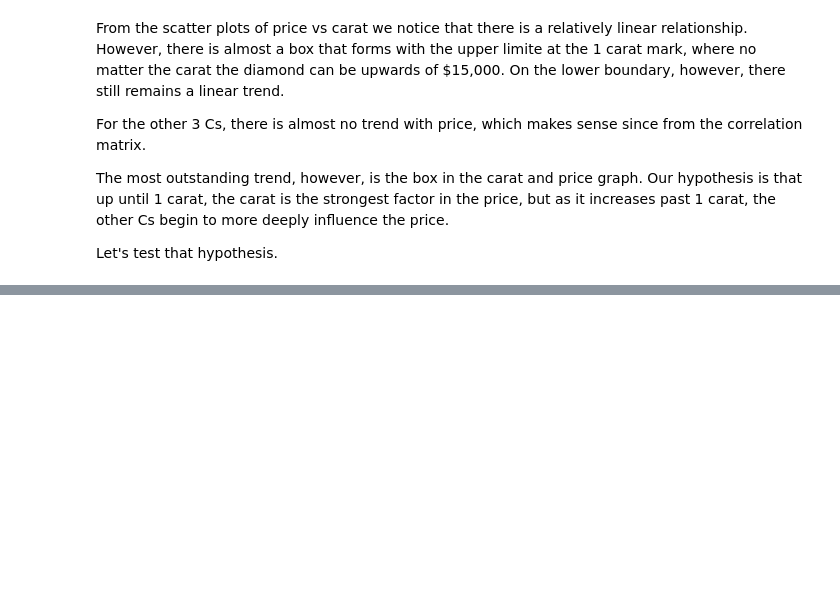
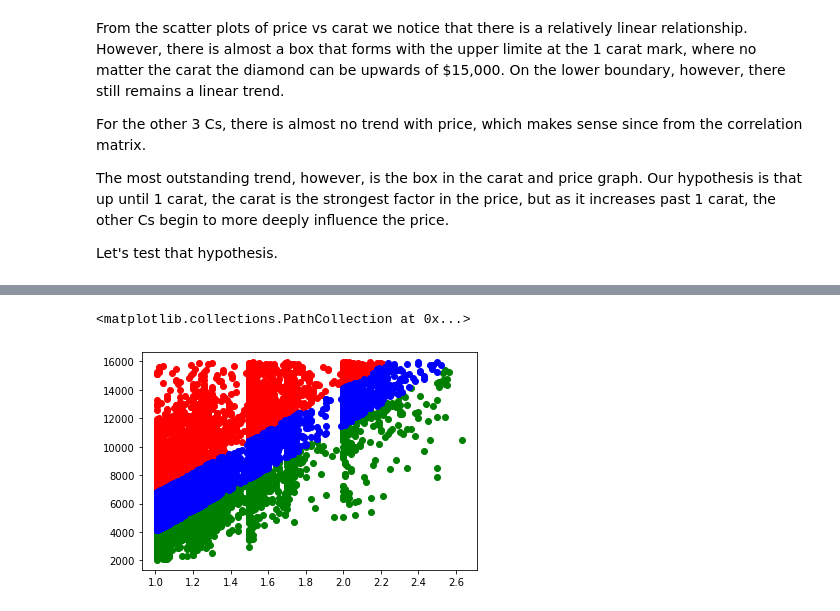
Before and after one commit to Jbglet29/AIT580_T7_Final_Project, a Jupyter notebook: AIT580_T7_GCT_Final_Project.ipynb, the cells around one changed output, grey strips where cells are left out. Drawn from its saved outputs; the diff is of its cells as text; code cells hidden in the pictures; blank space fills up the shorter version.

```diff
--- a/AIT580_T7_GCT_Final_Project.ipynb
+++ b/AIT580_T7_GCT_Final_Project.ipynb
@@ -206,3 +239,5 @@ There we go, much better. Now we have diamonds ranging up to 3 carats, which is
+# %%
+data = data.drop(columns = ['ratio'])
 # %%
 #Determine the correlations of each numerical feature
 corr = data.corr()
@@ -390,0 +311,24 @@ low_Ds.describe()
+# %%
+#For this excersise, we are primarily interested in the diamonds that are greater than 1 carat and do not follow
+#the trend.
+
+#Therefore, we will first do linear regression on price v.s carat.
+#Then we select only the diamonds greater than 1 carat and those 1 standard error above the line of best fit.
+
+#Build the Linear Regression Model and measure its accuracy.
+X = np.array(data[['carat']].values)
+y = np.array(data['price'])
+
+pcmodel = LinearRegression()
+pcmodel.fit(X,y)
+
+predictions = pcmodel.predict(X)
+rmse = mean_squared_error(y, predictions, squared = False)
+print('\n RMSE: ', rmse)
+
+r2_lr = pcmodel.score(X, y)
+print('\n R^2 Value: ', r2_lr)
+
+#Plot the line over the scatter plot of carat and price
+plt.scatter(data.carat, data.price)
+plt.plot(data.carat, predictions, c = 'red')
@@ -390,0 +341,15 @@ low_Ds.describe()
+# %%
+#Select only the diamonds outside one standard error (RMSE) from the prediction and greater than 1 carat
+over1_Ds = data[(data.carat > 1)]
+high_Ds = data[(data.carat > 1) & (data.price > predictions + rmse)]
+low_Ds = data[(data.carat > 1) & (data.price < predictions - rmse)]
+middle_Ds = data[(data.carat > 1) & (data.price <= predictions + rmse) & (data.price >= predictions - rmse)]
+wierd_Ds = data[(data.carat > 1) & ((data.price < predictions - rmse) | (data.price > predictions + rmse))]
+
+#Plot the different regions of the map for notice
+plt.scatter(high_Ds.carat, high_Ds.price, c = 'red')
+plt.scatter(low_Ds.carat, low_Ds.price, c = 'green')
+plt.scatter(middle_Ds.carat, middle_Ds.price, c = 'blue')
+# %% [output]
+<matplotlib.collections.PathCollection at 0x...>
+[figure, added]
```
Also changed, not shown: parts of 63 cells of this notebook.
